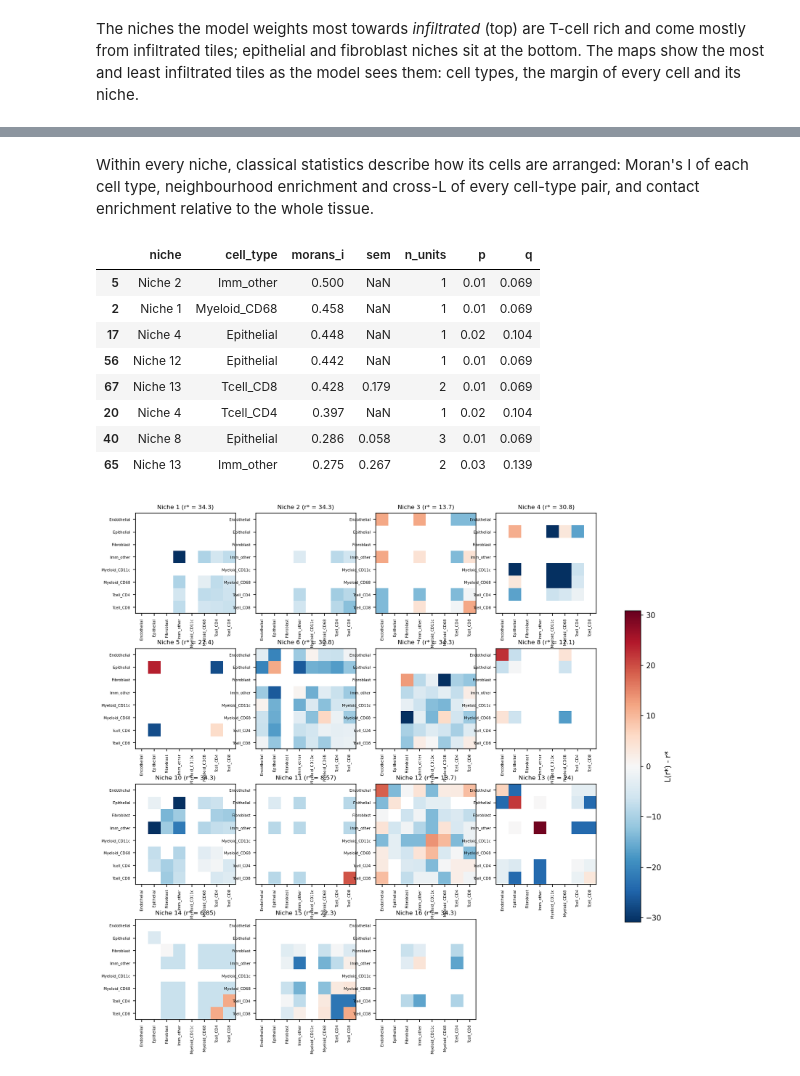
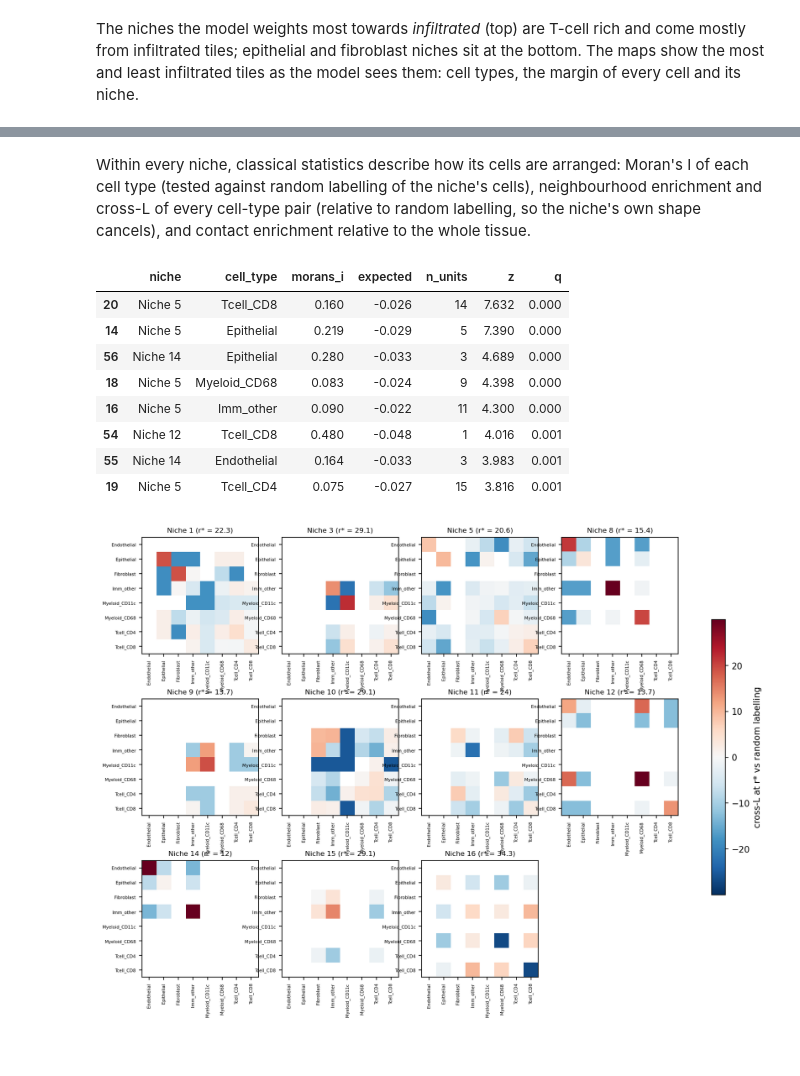
Before and after one commit to BoevaLab/grass-mil, a Jupyter notebook: vignettes/02_pretraining_training_and_niches.ipynb, the cells around one changed output, grey strips where cells are left out. Cells and saved outputs as stored; diff of their text form; code cells hidden in the pictures.

```diff
--- a/vignettes/02_pretraining_training_and_niches.ipynb
+++ b/vignettes/02_pretraining_training_and_niches.ipynb
@@ -182,19 +200,22 @@ display(Image(maps[0]))
 # %% [markdown]
 Within every niche, classical statistics describe how its cells are arranged:
-Moran's I of each cell type, neighbourhood enrichment and cross-L of every
-cell-type pair, and contact enrichment relative to the whole tissue.
+Moran's I of each cell type (tested against random labelling of the niche's
+cells), neighbourhood enrichment and cross-L of every cell-type pair (relative to
+random labelling, so the niche's own shape cancels), and contact enrichment
+relative to the whole tissue.
 # %%
 moran = pd.read_csv(NICHES / "descriptors" / "moran.csv")
-display(moran.sort_values("morans_i", ascending=False).head(8).round(3))
+columns = ["niche", "cell_type", "morans_i", "expected", "n_units", "z", "q"]
+display(moran.sort_values("z", ascending=False)[columns].head(8).round(3))
 display(Image(NICHES / "figures" / "cross_l.png"))
 # %% [output]
-|  | niche | cell_type | morans_i | sem | n_units | p | q |
-| 5 | Niche 2 | Imm_other | 0.500 | NaN | 1 | 0.01 | 0.069 |
-| 2 | Niche 1 | Myeloid_CD68 | 0.458 | NaN | 1 | 0.01 | 0.069 |
-| 17 | Niche 4 | Epithelial | 0.448 | NaN | 1 | 0.02 | 0.104 |
-| 56 | Niche 12 | Epithelial | 0.442 | NaN | 1 | 0.01 | 0.069 |
-| 67 | Niche 13 | Tcell_CD8 | 0.428 | 0.179 | 2 | 0.01 | 0.069 |
-| 20 | Niche 4 | Tcell_CD4 | 0.397 | NaN | 1 | 0.02 | 0.104 |
-| 40 | Niche 8 | Epithelial | 0.286 | 0.058 | 3 | 0.01 | 0.069 |
-| 65 | Niche 13 | Imm_other | 0.275 | 0.267 | 2 | 0.03 | 0.139 |
+|  | niche | cell_type | morans_i | expected | n_units | z | q |
+| 20 | Niche 5 | Tcell_CD8 | 0.160 | -0.026 | 14 | 7.632 | 0.000 |
+| 14 | Niche 5 | Epithelial | 0.219 | -0.029 | 5 | 7.390 | 0.000 |
+| 56 | Niche 14 | Epithelial | 0.280 | -0.033 | 3 | 4.689 | 0.000 |
+| 18 | Niche 5 | Myeloid_CD68 | 0.083 | -0.024 | 9 | 4.398 | 0.000 |
+| 16 | Niche 5 | Imm_other | 0.090 | -0.022 | 11 | 4.300 | 0.000 |
+| 54 | Niche 12 | Tcell_CD8 | 0.480 | -0.048 | 1 | 4.016 | 0.001 |
+| 55 | Niche 14 | Endothelial | 0.164 | -0.033 | 3 | 3.983 | 0.001 |
+| 19 | Niche 5 | Tcell_CD4 | 0.075 | -0.027 | 15 | 3.816 | 0.001 |
-[figure, old version]
+[figure, new version]
```
Also changed, not shown: parts of 6 cells of this notebook, 58 other files.
